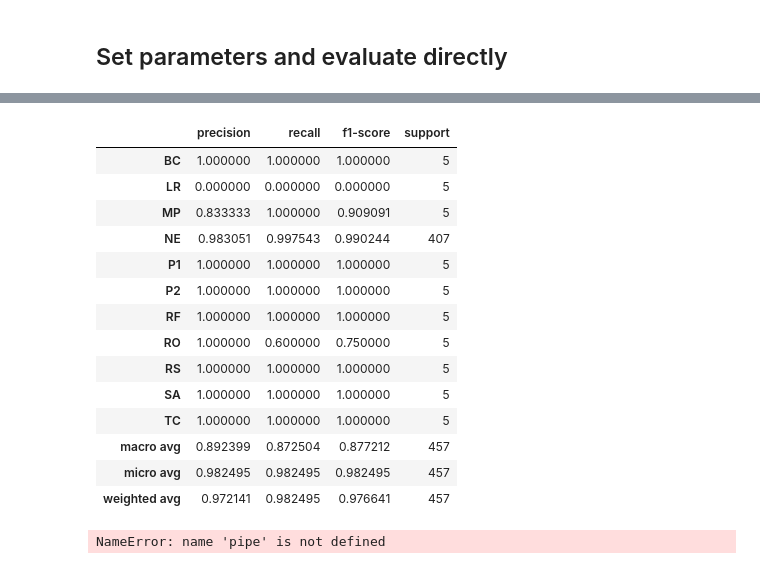
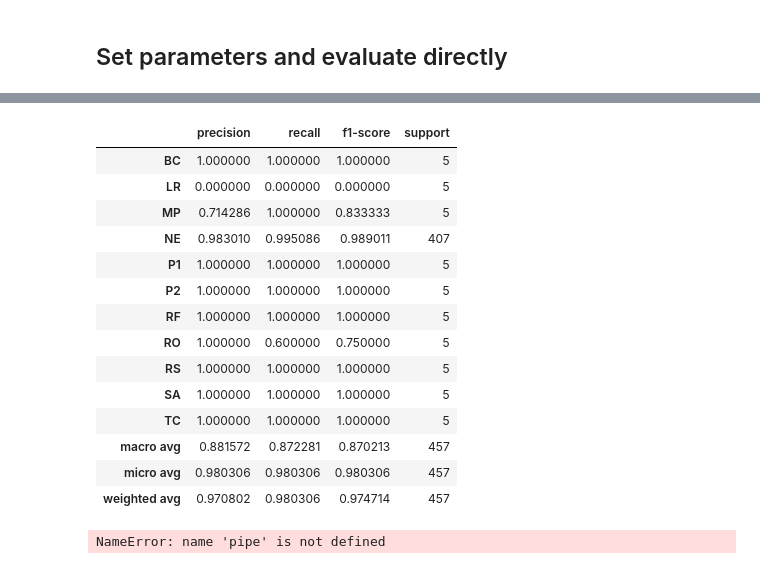
Before and after one commit to FlorianMeinhart/master-project, a Jupyter notebook: Classification_Section_Means/Evaluation_Parameters_Features_Section_Means.ipynb, the cells around one changed output, grey strips where cells are left out. Drawn from its saved outputs; the diff is of its cells as text; code cells hidden in the pictures.

Commit message:
changing Physio_Data_Class.ipynb and RNN

```diff
--- a/Classification_Section_Means/Evaluation_Parameters_Features_Section_Means.ipynb
+++ b/Classification_Section_Means/Evaluation_Parameters_Features_Section_Means.ipynb
@@ -237,17 +234,17 @@ grid_search_results
 # %%
 PD2 = PDH.PhysioData_SectionFeatures(num_sections=10,
                                      test_subject_ids=1,
-                                     train_subject_ids=1,
-                                     test_rep_nums=5,
+                                     train_subject_ids=[2,3],
+                                     test_rep_nums=-1,
                                      train_rep_nums=[10, 15],
-                                     test_ex_abbrs=-1,
-                                     train_ex_abbrs=-1,
+                                     test_ex_abbrs=['RF','RO','RS','LR'],
+                                     train_ex_abbrs=['RF','RO','RS','LR'],
                                      with_non_Ex=True,
-                                     rot_axis_test_data=0,
-                                     rot_angle_test_data=20,
+                                     rot_axis_test_data=[0,1],
+                                     rot_angle_test_data=[10,5],
                                      add_noise_test_data=True,
                                      add_noise_train_data=False,
-                                     snr_db=15)
+                                     snr_db=20)
 
 # create ML model
 ML_model = RandomForestClassifier(n_estimators=50, max_leaf_nodes=40, n_jobs=-1, random_state=42)
@@ -261,8 +258,18 @@ y_pred = ML_model.predict(PD2.X_test())
 
 # show results
 print('Model: ' + type(ML_model).__name__ + '\n')
+
 print('Total Accuracy: {:.2f}%\n'.format((accuracy_score(PD2.y_test(), y_pred))*100))
 print_precision_recall_accuracy(y_pred, PD2.y_test())
+
+report = classification_report(PD2.y_test(), y_pred,
+                               labels=np.arange(0,11),
+                               target_names=['RF','RO','RS','LR','BC','TC','MP','SA','P1','P2','NE'],
+                               sample_weight=None, output_dict=True)
+
+report_df = pd.DataFrame.from_dict(report, orient='index')
+display(report_df)
+
 print('')
 print_misclassified_data_points(y_pred, PD2.y_test())
 # %% [output]
@@ -286,17 +314,17 @@ NE classified as MP
 # %%
 report = classification_report(PD2.y_test(), y_pred,
                                labels=np.arange(0,11),
                                target_names=['RF','RO','RS','LR','BC','TC','MP','SA','P1','P2','NE'],
                                sample_weight=None, output_dict=True)
 
 report_df = pd.DataFrame.from_dict(report, orient='index')
-report_df
+display(report_df)
 # %% [output]
 |  | precision | recall | f1-score | support |
 | BC | 1.000000 | 1.000000 | 1.000000 | 5 |
 | LR | 0.000000 | 0.000000 | 0.000000 | 5 |
-| MP | 0.833333 | 1.000000 | 0.909091 | 5 |
-| NE | 0.983051 | 0.997543 | 0.990244 | 407 |
+| MP | 0.714286 | 1.000000 | 0.833333 | 5 |
+| NE | 0.983010 | 0.995086 | 0.989011 | 407 |
 | P1 | 1.000000 | 1.000000 | 1.000000 | 5 |
 | P2 | 1.000000 | 1.000000 | 1.000000 | 5 |
 | RF | 1.000000 | 1.000000 | 1.000000 | 5 |
@@ -304,9 +332,9 @@ report_df
 | RS | 1.000000 | 1.000000 | 1.000000 | 5 |
 | SA | 1.000000 | 1.000000 | 1.000000 | 5 |
 | TC | 1.000000 | 1.000000 | 1.000000 | 5 |
-| macro avg | 0.892399 | 0.872504 | 0.877212 | 457 |
-| micro avg | 0.982495 | 0.982495 | 0.982495 | 457 |
-| weighted avg | 0.972141 | 0.982495 | 0.976641 | 457 |
+| macro avg | 0.881572 | 0.872281 | 0.870213 | 457 |
+| micro avg | 0.980306 | 0.980306 | 0.980306 | 457 |
+| weighted avg | 0.970802 | 0.980306 | 0.974714 | 457 |
 # %%
 pipe
 # %% [output]
```
Also changed, not shown: parts of 3 cells of this notebook, 1 other file.
